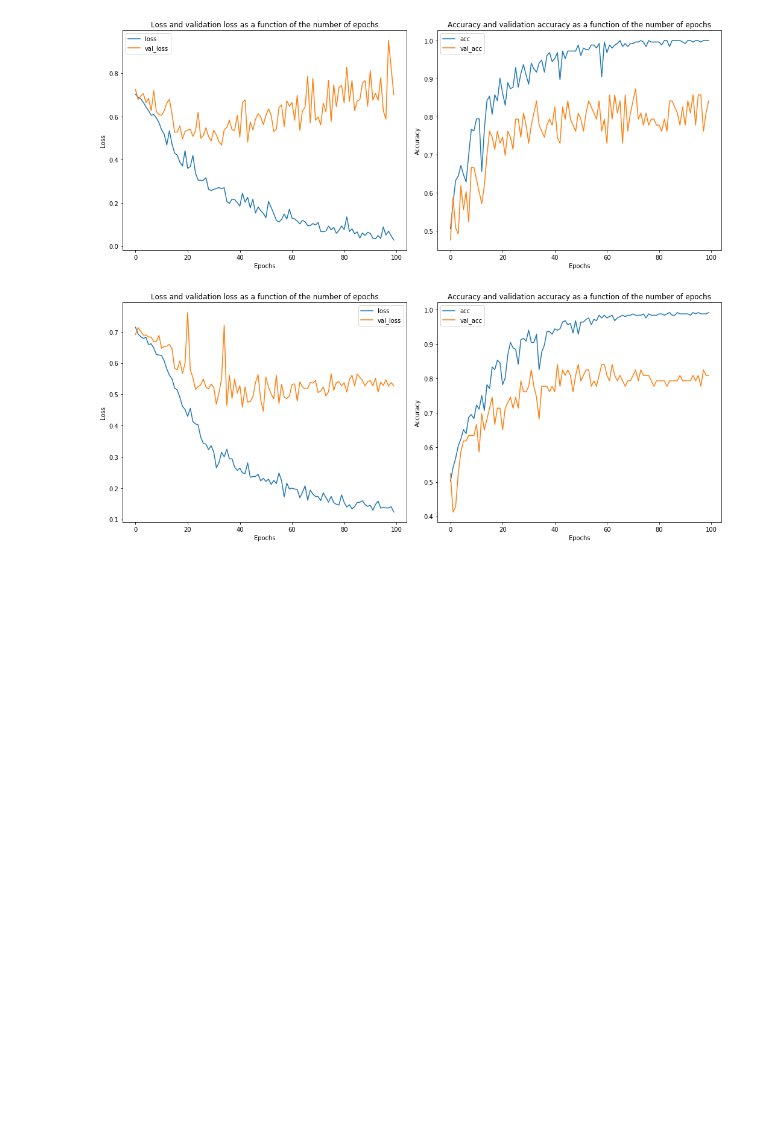
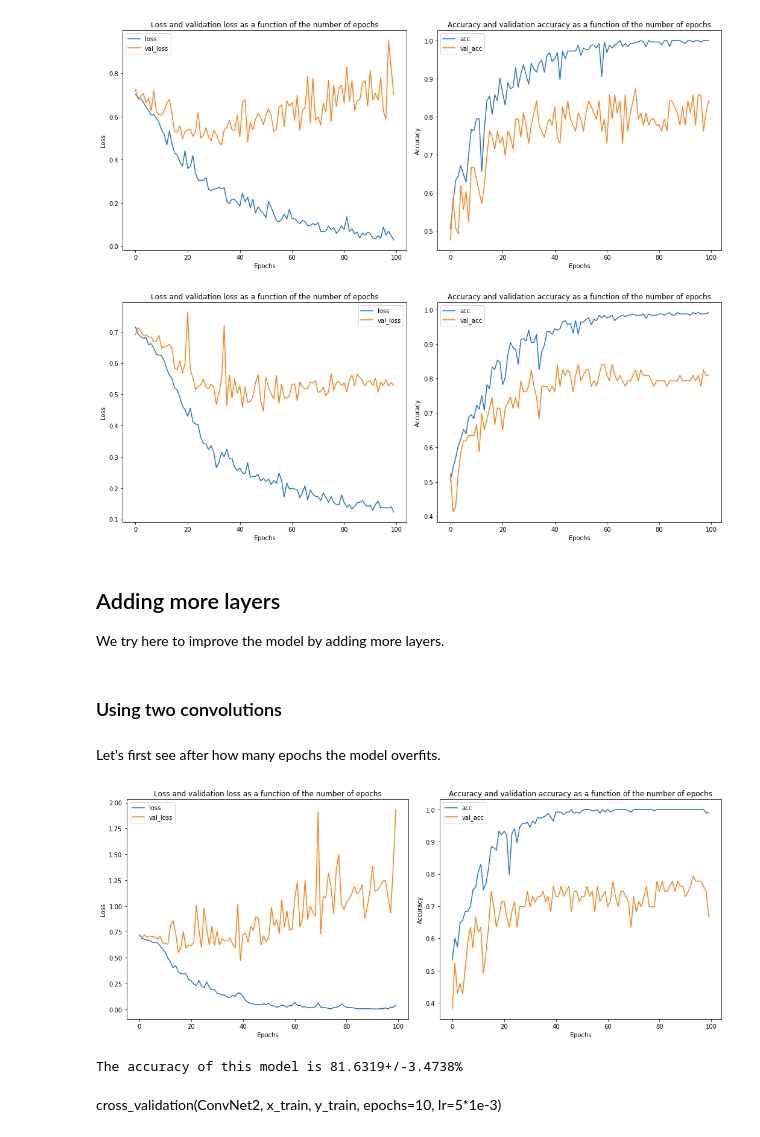
Before and after one commit to SSappy/deep_learning_epfl, a Jupyter notebook: project1/src/notebooks/Convolutional networks.ipynb, the cells around one changed output. Saved outputs shown, nothing was run; the diff lists cells and outputs as text; code cells hidden in the pictures; blank space fills up the shorter version.

```diff
--- a/project1/src/notebooks/Convolutional networks.ipynb
+++ b/project1/src/notebooks/Convolutional networks.ipynb
@@ -303,3 +303,9 @@ history = model.fit(x_train, y_train, validation_data=0.2, epochs=100, lr=lr_tun
 plot_history(history)
 # %% [output]
 [figure]
+# %% [markdown]
+## Adding more layers
+
+We try here to improve the model by adding more layers.
+# %% [markdown]
+### Using two convolutions
@@ -305,0 +314,20 @@ plot_history(history)
+# %% [markdown]
+Let's first see after how many epochs the model overfits.
+# %%
+model = ConvNet2()
+history = model.fit(x_train, y_train, validation_data=0.2, epochs=100, lr=lr_tuned, batch_size=16,
+                    standardize=True, noise=noise_tuned, crop=False)
+plot_history(history)
+# %% [output]
+[figure, added]
+# %%
+acc_list_2 = cross_validation(ConvNet2, x_train, y_train, raw=True, num_folds=5,
+                              epochs=100, lr=lr_tuned, batch_size=16,
+                              standardize=True, noise=noise_tuned, crop=False, lr_decay=(10, 0.8))
+acc = round(100*np.mean(acc_list_2), 4)
+std = round(100*np.std(acc_list_2), 4)
+print('The accuracy of this model is {0}+/-{1}%'.format(acc, std))
+# %% [output]
+The accuracy of this model is 81.6319+/-3.4738%
+# %% [markdown]
+cross_validation(ConvNet2, x_train, y_train, epochs=10, lr=5*1e-3)
```
Also changed, not shown: parts of 13 cells of this notebook, 3 other files.
